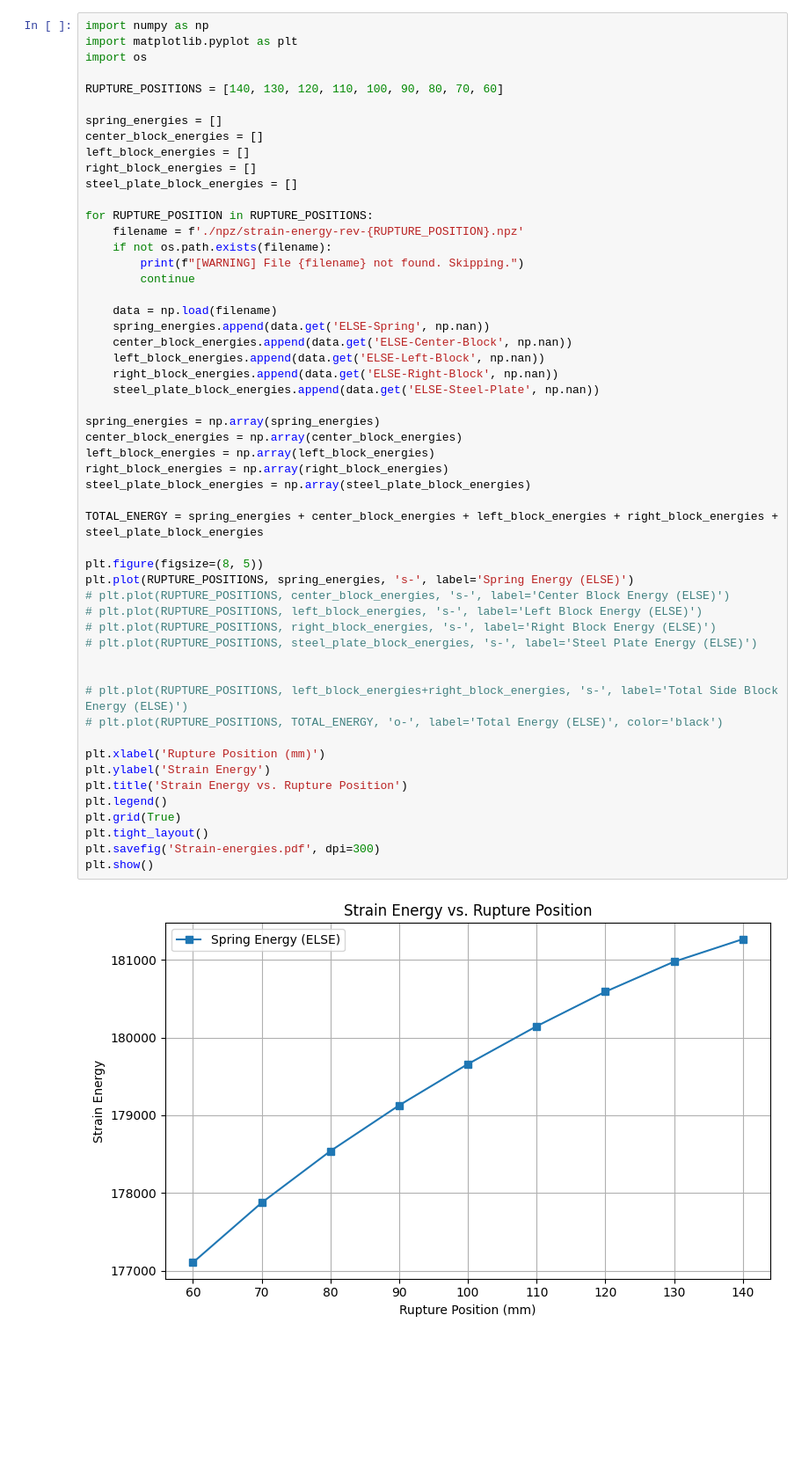
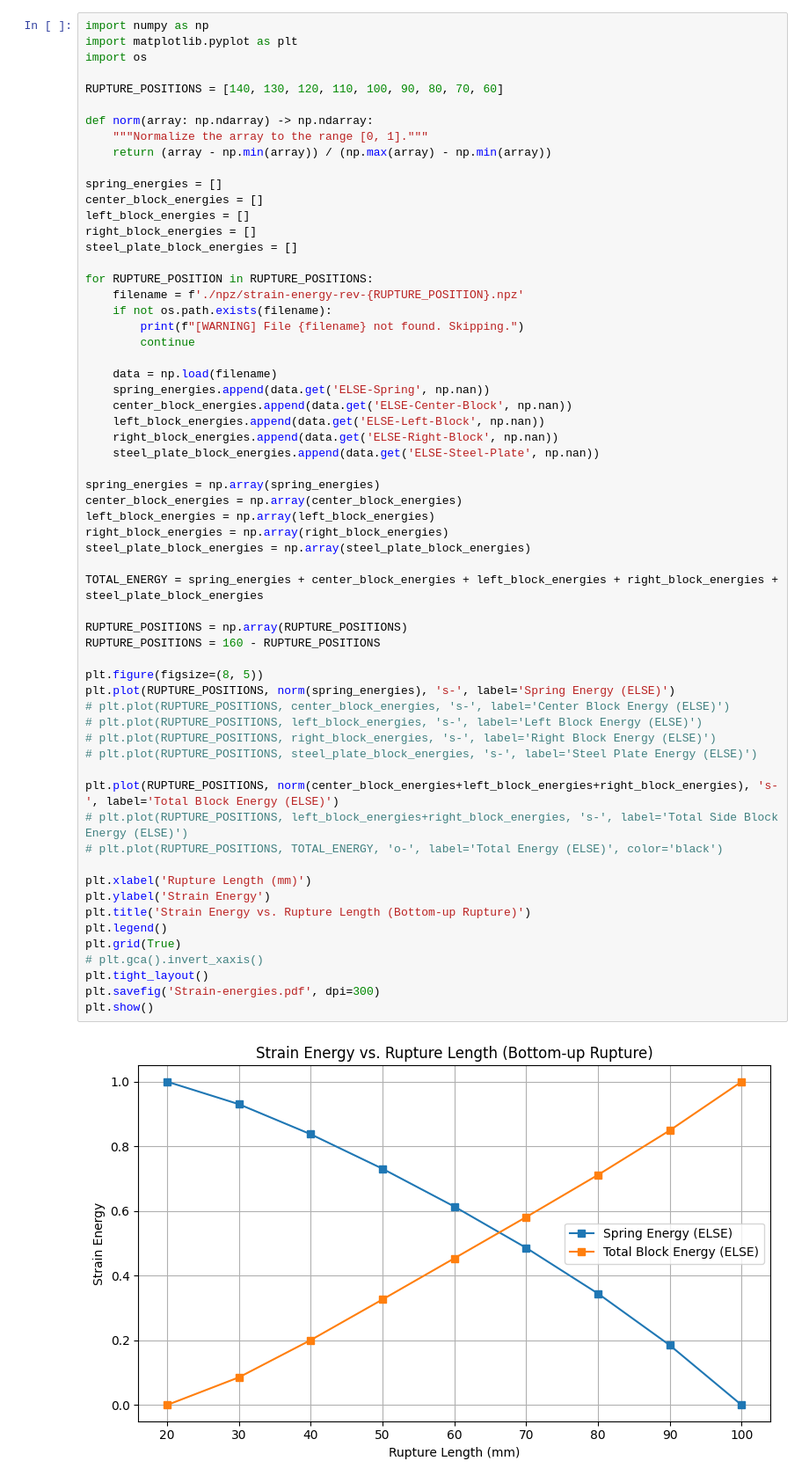
Before and after one commit to Gauss963/PSU-Abaqus, a Jupyter notebook: read-npz-rev.ipynb, the cells around one changed output. Shown at 88% size. Drawn from its saved outputs; the diff is of its cells as text; blank space fills up the shorter version.

```diff
--- a/read-npz-rev.ipynb
+++ b/read-npz-rev.ipynb
@@ -4,6 +4,10 @@ import matplotlib.pyplot as plt
 import os
 
 RUPTURE_POSITIONS = [140, 130, 120, 110, 100, 90, 80, 70, 60]
+
+def norm(array: np.ndarray) -> np.ndarray:
+    """Normalize the array to the range [0, 1]."""
+    return (array - np.min(array)) / (np.max(array) - np.min(array))
 
 spring_energies = []
 center_block_energies = []
@@ -21,35 +25,39 @@ for RUPTURE_POSITION in RUPTURE_POSITIONS:
     spring_energies.append(data.get('ELSE-Spring', np.nan))
     center_block_energies.append(data.get('ELSE-Center-Block', np.nan))
     left_block_energies.append(data.get('ELSE-Left-Block', np.nan))
     right_block_energies.append(data.get('ELSE-Right-Block', np.nan))
     steel_plate_block_energies.append(data.get('ELSE-Steel-Plate', np.nan))
 
 spring_energies = np.array(spring_energies)
 center_block_energies = np.array(center_block_energies)
 left_block_energies = np.array(left_block_energies)
 right_block_energies = np.array(right_block_energies)
 steel_plate_block_energies = np.array(steel_plate_block_energies)
 
 TOTAL_ENERGY = spring_energies + center_block_energies + left_block_energies + right_block_energies + steel_plate_block_energies
 
+RUPTURE_POSITIONS = np.array(RUPTURE_POSITIONS)
+RUPTURE_POSITIONS = 160 - RUPTURE_POSITIONS
+
 plt.figure(figsize=(8, 5))
-plt.plot(RUPTURE_POSITIONS, spring_energies, 's-', label='Spring Energy (ELSE)')
+plt.plot(RUPTURE_POSITIONS, norm(spring_energies), 's-', label='Spring Energy (ELSE)')
 # plt.plot(RUPTURE_POSITIONS, center_block_energies, 's-', label='Center Block Energy (ELSE)')
 # plt.plot(RUPTURE_POSITIONS, left_block_energies, 's-', label='Left Block Energy (ELSE)')
 # plt.plot(RUPTURE_POSITIONS, right_block_energies, 's-', label='Right Block Energy (ELSE)')
 # plt.plot(RUPTURE_POSITIONS, steel_plate_block_energies, 's-', label='Steel Plate Energy (ELSE)')
 
-
+plt.plot(RUPTURE_POSITIONS, norm(center_block_energies+left_block_energies+right_block_energies), 's-', label='Total Block Energy (ELSE)')
 # plt.plot(RUPTURE_POSITIONS, left_block_energies+right_block_energies, 's-', label='Total Side Block Energy (ELSE)')
 # plt.plot(RUPTURE_POSITIONS, TOTAL_ENERGY, 'o-', label='Total Energy (ELSE)', color='black')
 
-plt.xlabel('Rupture Position (mm)')
+plt.xlabel('Rupture Length (mm)')
 plt.ylabel('Strain Energy')
-plt.title('Strain Energy vs. Rupture Position')
+plt.title('Strain Energy vs. Rupture Length (Bottom-up Rupture)')
 plt.legend()
 plt.grid(True)
+# plt.gca().invert_xaxis()
 plt.tight_layout()
 plt.savefig('Strain-energies.pdf', dpi=300)
 plt.show()
 # %% [output]
-[figure, old version]
+[figure, new version]
```
Also changed, not shown: 5 other files.
